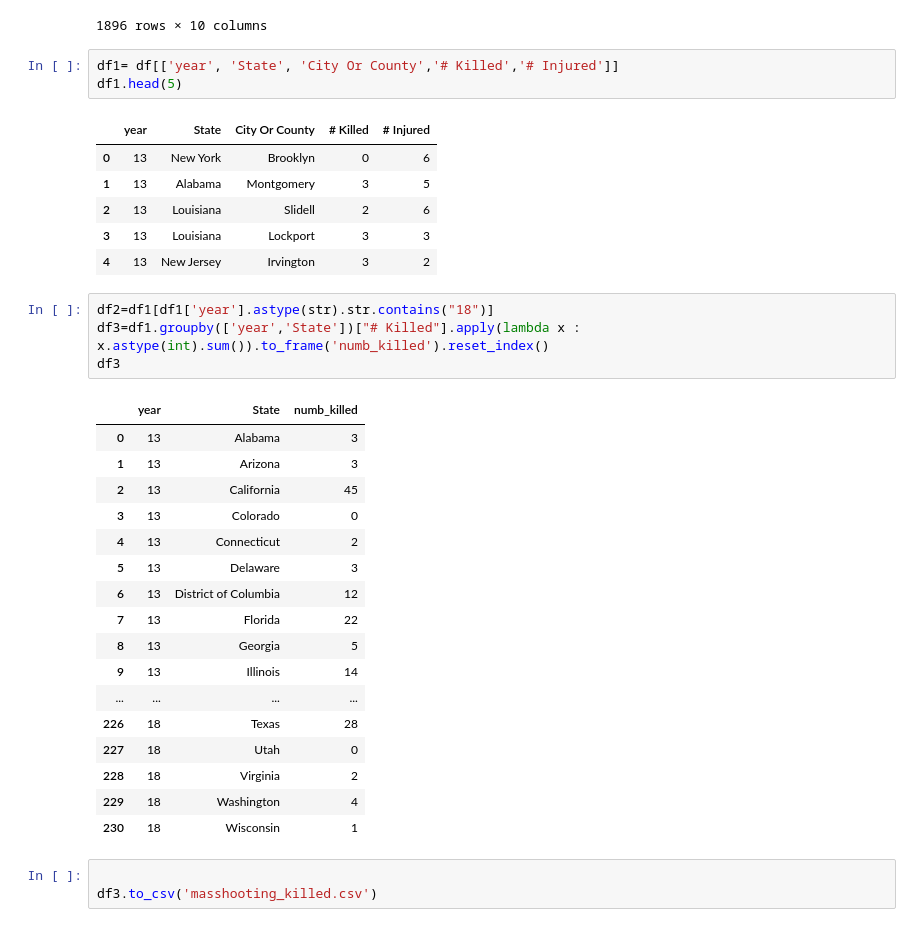
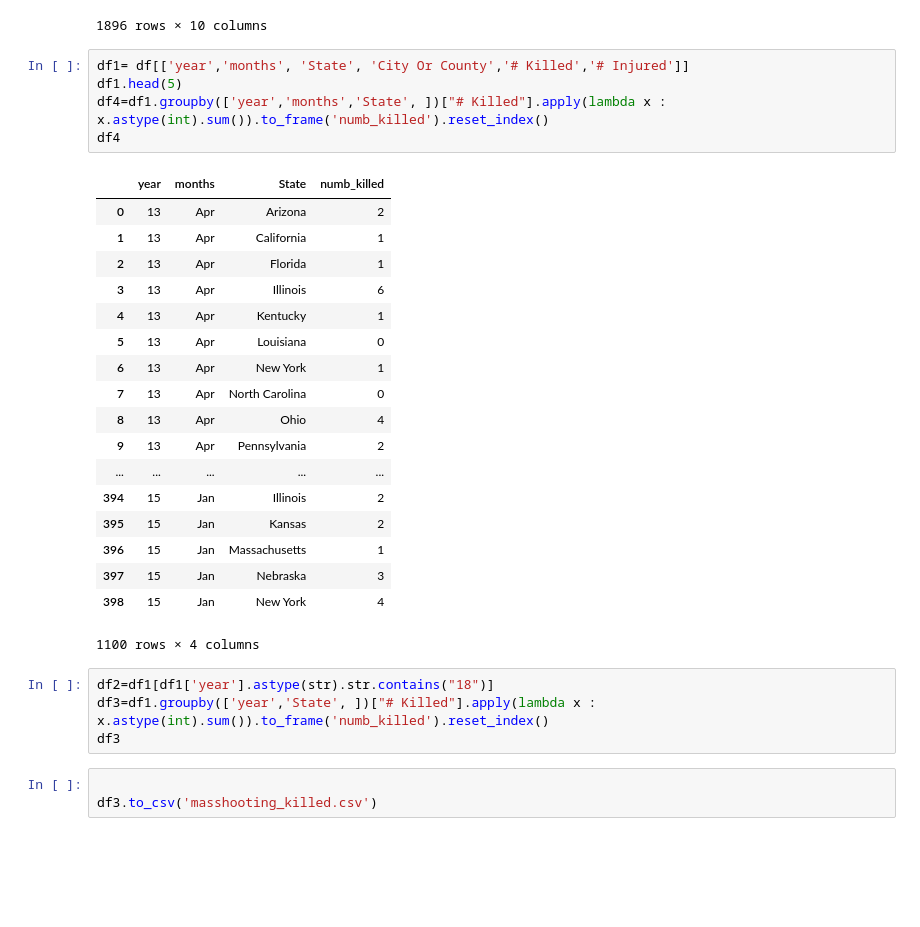
Before and after one commit to dekuwin24/Data-Visualization, a Jupyter notebook: Untitled.ipynb, the cells around one changed output. Drawn from its saved outputs; the diff is of its cells as text; blank space fills up the shorter version.

```diff
--- a/Untitled.ipynb
+++ b/Untitled.ipynb
@@ -280,37 +280,33 @@ df
 | 398 | 6-Jul-14 | New York | Buffalo | 100 block of Erb Street | 0 | 4 | [6, Jul, 14] | 6 | Jul | 14 |
 1896 rows × 10 columns
 # %%
-df1= df[['year', 'State', 'City Or County','# Killed','# Injured']]
+df1= df[['year','months', 'State', 'City Or County','# Killed','# Injured']]
 df1.head(5)
+df4=df1.groupby(['year','months','State', ])["# Killed"].apply(lambda x : x.astype(int).sum()).to_frame('numb_killed').reset_index()
+df4
 # %% [output]
-|  | year | State | City Or County | # Killed | # Injured |
-| 0 | 13 | New York | Brooklyn | 0 | 6 |
-| 1 | 13 | Alabama | Montgomery | 3 | 5 |
-| 2 | 13 | Louisiana | Slidell | 2 | 6 |
-| 3 | 13 | Louisiana | Lockport | 3 | 3 |
-| 4 | 13 | New Jersey | Irvington | 3 | 2 |
+|  | year | months | State | numb_killed |
+| 0 | 13 | Apr | Arizona | 2 |
+| 1 | 13 | Apr | California | 1 |
+| 2 | 13 | Apr | Florida | 1 |
+| 3 | 13 | Apr | Illinois | 6 |
+| 4 | 13 | Apr | Kentucky | 1 |
+| 5 | 13 | Apr | Louisiana | 0 |
+| 6 | 13 | Apr | New York | 1 |
+| 7 | 13 | Apr | North Carolina | 0 |
+| 8 | 13 | Apr | Ohio | 4 |
+| 9 | 13 | Apr | Pennsylvania | 2 |
+| ... | ... | ... | ... | ... |
+| 394 | 15 | Jan | Illinois | 2 |
+| 395 | 15 | Jan | Kansas | 2 |
+| 396 | 15 | Jan | Massachusetts | 1 |
+| 397 | 15 | Jan | Nebraska | 3 |
+| 398 | 15 | Jan | New York | 4 |
+1100 rows × 4 columns
 # %%
 df2=df1[df1['year'].astype(str).str.contains("18")]
-df3=df1.groupby(['year','State'])["# Killed"].apply(lambda x : x.astype(int).sum()).to_frame('numb_killed').reset_index()
+df3=df1.groupby(['year','State', ])["# Killed"].apply(lambda x : x.astype(int).sum()).to_frame('numb_killed').reset_index()
 df3
-# %% [output]
-|  | year | State | numb_killed |
-| 0 | 13 | Alabama | 3 |
-| 1 | 13 | Arizona | 3 |
-| 2 | 13 | California | 45 |
-| 3 | 13 | Colorado | 0 |
-| 4 | 13 | Connecticut | 2 |
-| 5 | 13 | Delaware | 3 |
-| 6 | 13 | District of Columbia | 12 |
-| 7 | 13 | Florida | 22 |
-| 8 | 13 | Georgia | 5 |
-| 9 | 13 | Illinois | 14 |
-| ... | ... | ... | ... |
-| 226 | 18 | Texas | 28 |
-| 227 | 18 | Utah | 0 |
-| 228 | 18 | Virginia | 2 |
-| 229 | 18 | Washington | 4 |
-| 230 | 18 | Wisconsin | 1 |
 # %%
 
 df3.to_csv('masshooting_killed.csv')
```
Also changed, not shown: parts of 1 cell of this notebook, 2 other files.
